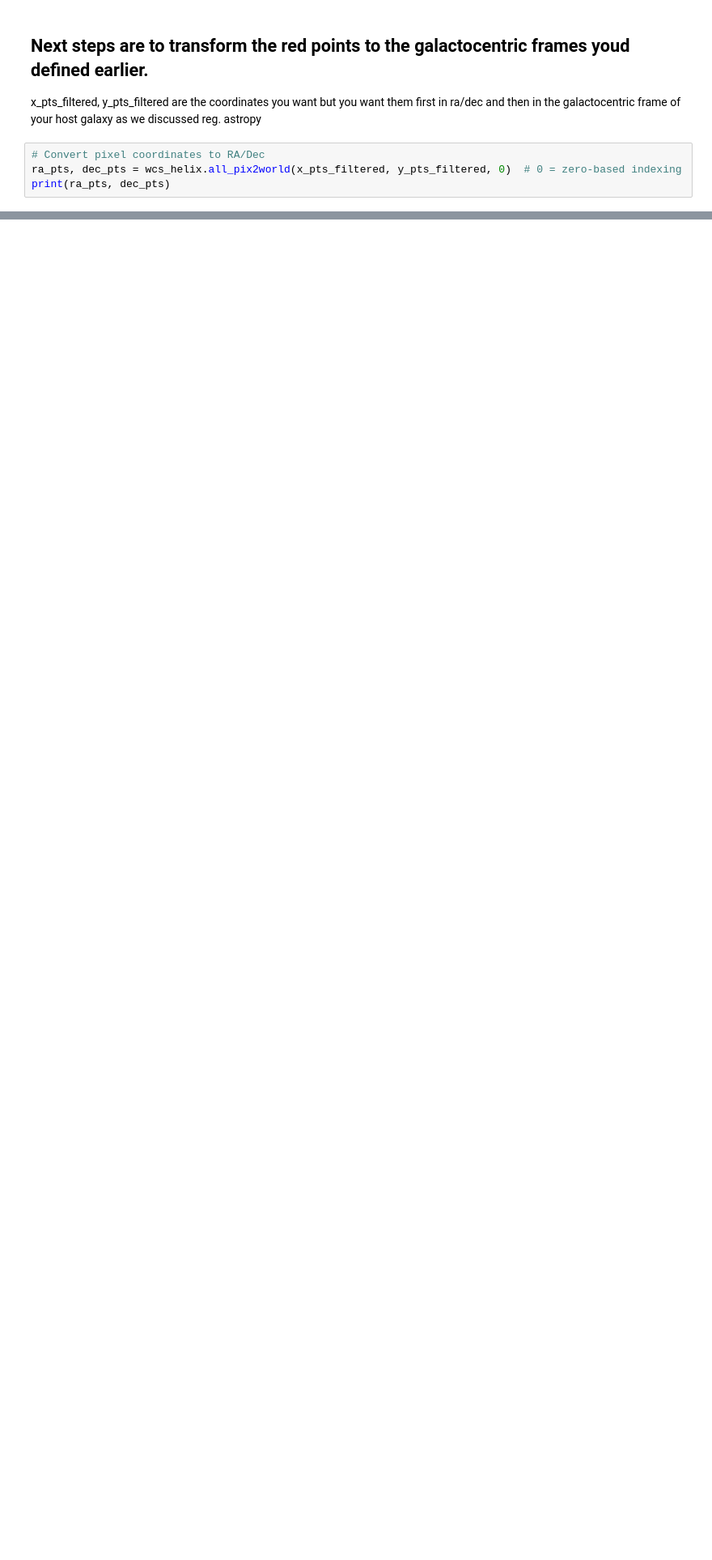
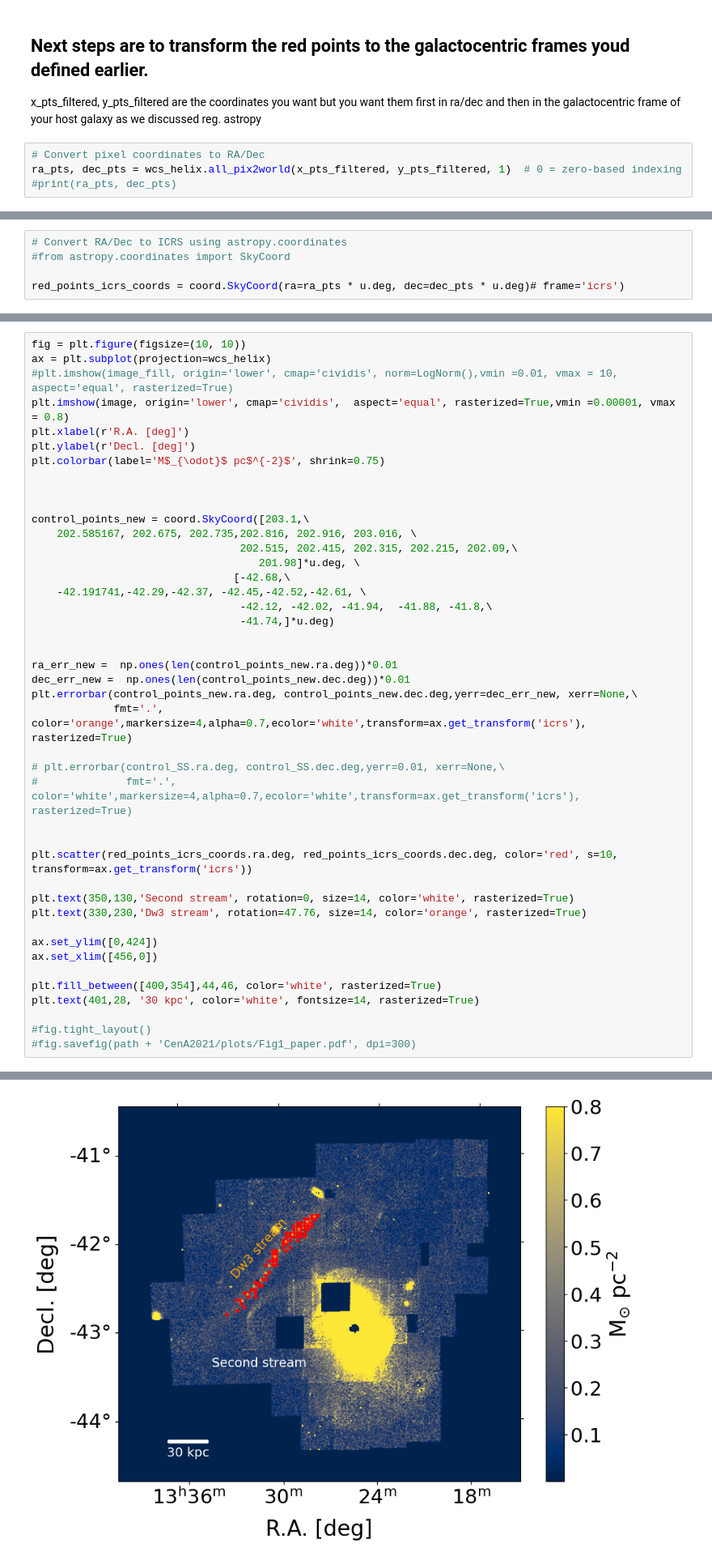
Before and after one commit to sapearson/PUk2025, a Jupyter notebook: PUK_CenA_Example.ipynb, the cells around one changed output, grey strips where cells are left out. Shown at 81% size. Drawn from its saved outputs; the diff is of its cells as text; blank space fills up the shorter version.

Commit message:
added transform back to icrs

```diff
--- a/PUK_CenA_Example.ipynb
+++ b/PUK_CenA_Example.ipynb
@@ -236,5 +236,5 @@ plt.show()
 x_pts_filtered, y_pts_filtered are the coordinates you want but you want them first in ra/dec and then in the galactocentric frame of your host galaxy as we discussed reg. astropy
 # %%
 # Convert pixel coordinates to RA/Dec
-ra_pts, dec_pts = wcs_helix.all_pix2world(x_pts_filtered, y_pts_filtered, 0)  # 0 = zero-based indexing
-print(ra_pts, dec_pts)
+ra_pts, dec_pts = wcs_helix.all_pix2world(x_pts_filtered, y_pts_filtered, 1)  # 0 = zero-based indexing
+#print(ra_pts, dec_pts)
@@ -258,0 +241,5 @@ print(ra_pts, dec_pts)
+# %%
+# Convert RA/Dec to ICRS using astropy.coordinates
+#from astropy.coordinates import SkyCoord
+
+red_points_icrs_coords = coord.SkyCoord(ra=ra_pts * u.deg, dec=dec_pts * u.deg)# frame='icrs')
@@ -258,0 +250,44 @@ print(ra_pts, dec_pts)
+# %%
+fig = plt.figure(figsize=(10, 10))
+ax = plt.subplot(projection=wcs_helix)
+#plt.imshow(image_fill, origin='lower', cmap='cividis', norm=LogNorm(),vmin =0.01, vmax = 10, aspect='equal', rasterized=True)
+plt.imshow(image, origin='lower', cmap='cividis',  aspect='equal', rasterized=True,vmin =0.00001, vmax = 0.8)
+plt.xlabel(r'R.A. [deg]')
+plt.ylabel(r'Decl. [deg]')
+plt.colorbar(label='M$_{\odot}$ pc$^{-2}$', shrink=0.75)
+
+
+
+control_points_new = coord.SkyCoord([203.1,\
+    202.585167, 202.675, 202.735,202.816, 202.916, 203.016, \
+                                 202.515, 202.415, 202.315, 202.215, 202.09,\
+                                    201.98]*u.deg, \
+                                [-42.68,\
+    -42.191741,-42.29,-42.37, -42.45,-42.52,-42.61, \
+                                 -42.12, -42.02, -41.94,  -41.88, -41.8,\
+                                 -41.74,]*u.deg)
+
+
+ra_err_new =  np.ones(len(control_points_new.ra.deg))*0.01
+dec_err_new =  np.ones(len(control_points_new.dec.deg))*0.01
+plt.errorbar(control_points_new.ra.deg, control_points_new.dec.deg,yerr=dec_err_new, xerr=None,\
+             fmt='.', color='orange',markersize=4,alpha=0.7,ecolor='white',transform=ax.get_transform('icrs'), rasterized=True)
+
+# plt.errorbar(control_SS.ra.deg, control_SS.dec.deg,yerr=0.01, xerr=None,\
+#              fmt='.', color='white',markersize=4,alpha=0.7,ecolor='white',transform=ax.get_transform('icrs'), rasterized=True)
+
+
+plt.scatter(red_points_icrs_coords.ra.deg, red_points_icrs_coords.dec.deg, color='red', s=10, transform=ax.get_transform('icrs'))
+
+plt.text(350,130,'Second stream', rotation=0, size=14, color='white', rasterized=True)
+plt.text(330,230,'Dw3 stream', rotation=47.76, size=14, color='orange', rasterized=True)
+
+ax.set_ylim([0,424])
+ax.set_xlim([456,0])
+
+plt.fill_between([400,354],44,46, color='white', rasterized=True)
+plt.text(401,28, '30 kpc', color='white', fontsize=14, rasterized=True)
+
+#fig.tight_layout()
+#fig.savefig(path + 'CenA2021/plots/Fig1_paper.pdf', dpi=300)
+# %% [output]
@@ -259,2 +295,3 @@ print(ra_pts, dec_pts)
+[figure, added]
 # %% [markdown]
 ## Then convert ra_pts, dec_pts to galactocentric
```
Also changed, not shown: parts of 8 cells of this notebook.
